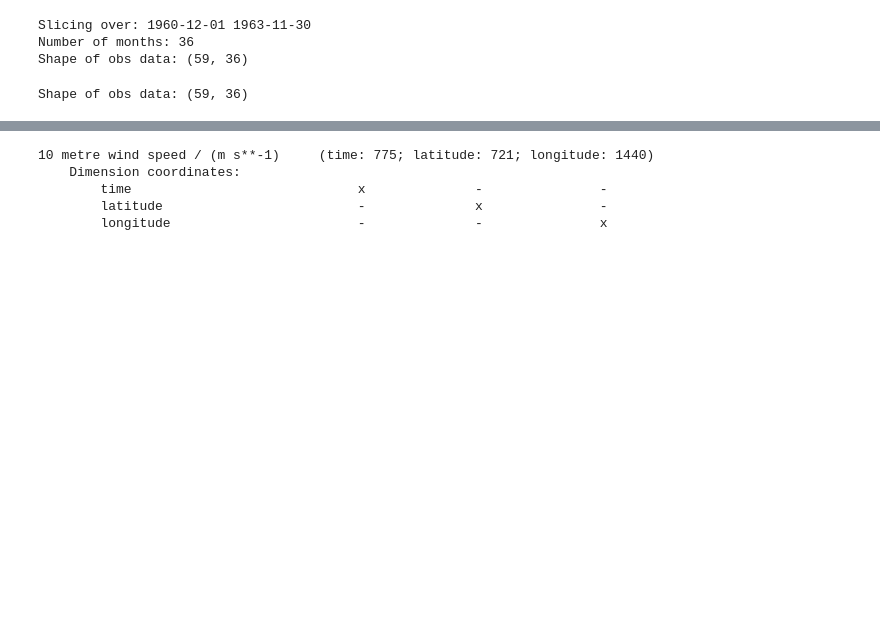
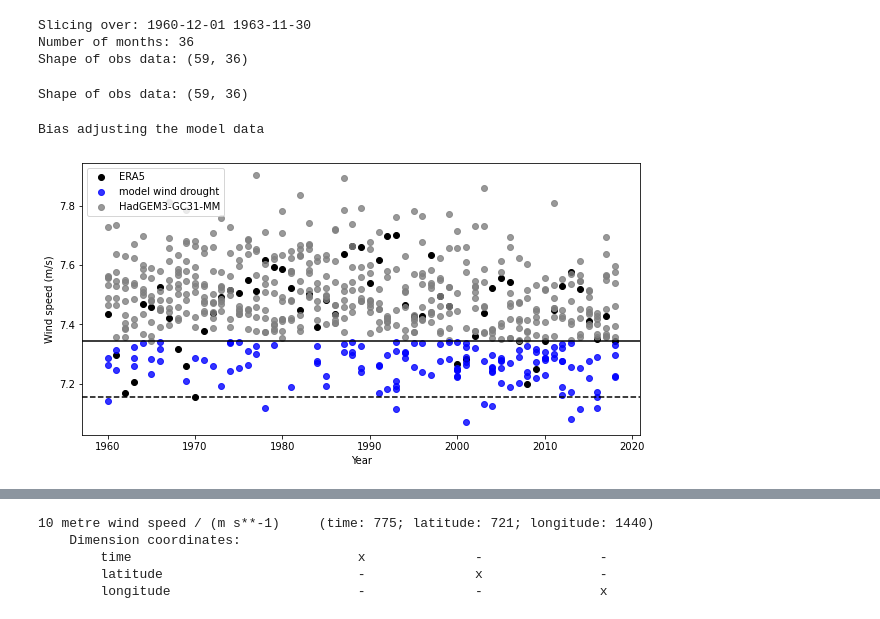
Before and after one commit to benhutchmet/multi_year_unseen, a Jupyter notebook: multi_year_unseen.ipynb, the cells around one changed output, grey strips where cells are left out. Saved outputs shown, nothing was run; the diff lists cells and outputs as text; code cells hidden in the pictures; blank space fills up the shorter version.

Commit message:
obs not long enough adjust and 5 year plot

```diff
--- a/multi_year_unseen.ipynb
+++ b/multi_year_unseen.ipynb
@@ -339,9 +339,26 @@ Slicing over: 1960-12-01 1963-11-30
 Number of months: 36
 Shape of obs data: (59, 36)
 Shape of obs data: (59, 36)
+# %%
+# Calculate the stats
+obs_stats_3yr_mean = calculate_obs_stats(obs_data=obs_data_3yr_mean,
+                                start_year=1960,
+                                end_year=2018,
+                                avg_period=3,
+                                grid=dic.uk_grid)
 # %%
 import importlib
 
 importlib.reload(sys.modules['functions'])
 
 from functions import load_model_data, load_obs_data, calculate_obs_stats, plot_events
+# %%
+plot_events(model_data=model_data_3yr_mean,
+            obs_data=obs_data_3yr_mean,
+            obs_stats=obs_stats_3yr_mean,
+            start_year=1960,
+            end_year=2018,
+            figsize_y=5)
+# %% [output]
+Bias adjusting the model data
+[figure, added]
```
Also changed, not shown: parts of 4 cells of this notebook, 1 other file.
